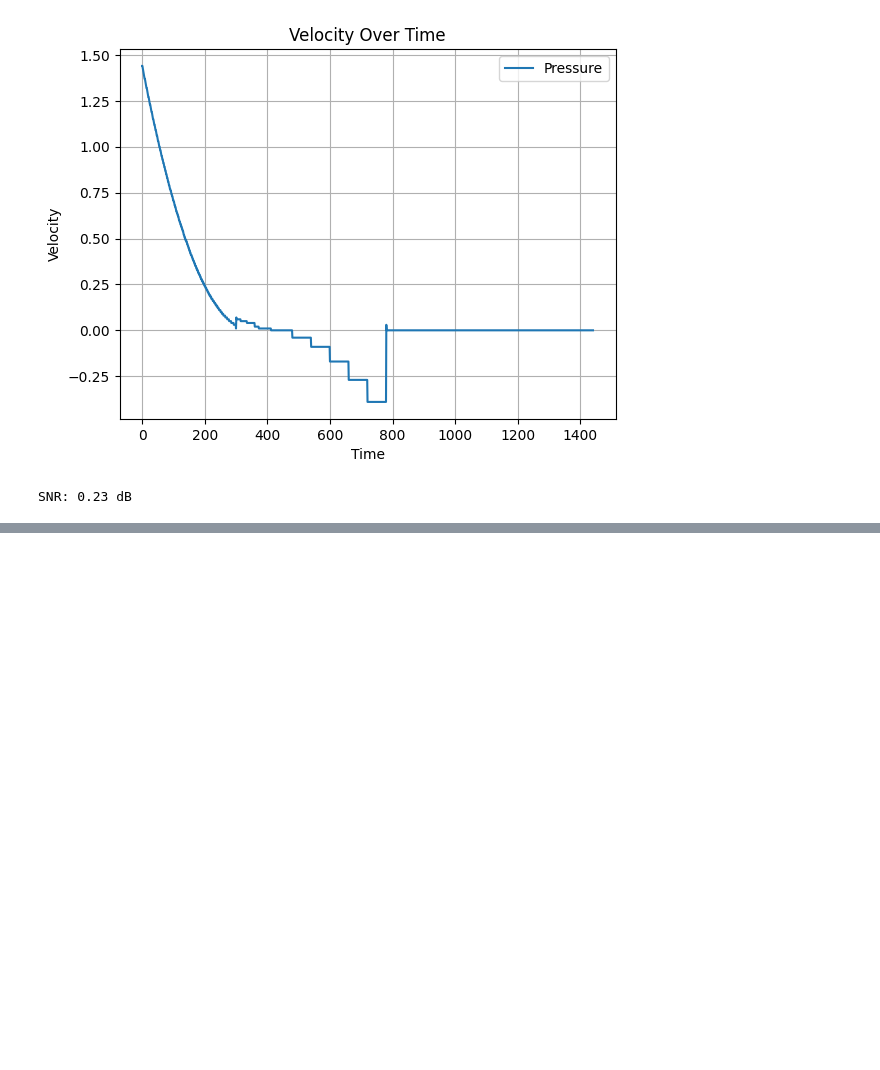
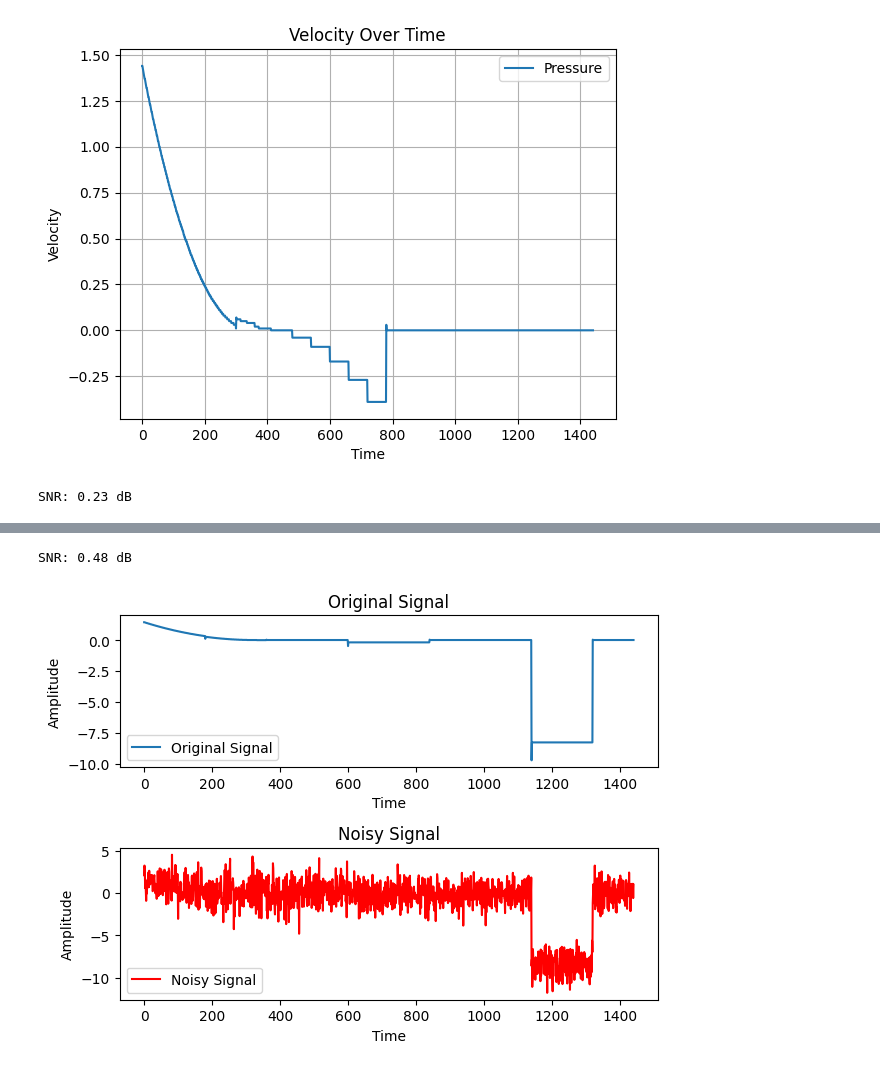
Before and after one commit to ifituburyo/CPS, a Jupyter notebook: main.ipynb, the cells around one changed output, grey strips where cells are left out. Saved outputs shown, nothing was run; the diff lists cells and outputs as text; code cells hidden in the pictures; blank space fills up the shorter version.

```diff
--- a/main.ipynb
+++ b/main.ipynb
@@ -86,0 +126,24 @@ plt.show()
+# %%
+signal = node_df["Pressure"].to_numpy()
+snr = compute_snr(signal)
+print(f"SNR: {snr:.2f} dB")
+noise_singal = add_gaussian_noise(signal,7)
+
+
+subplot(2, 1, 1)
+plt.plot(signal, label='Original Signal')
+plt.title('Original Signal')
+plt.xlabel('Time')
+plt.ylabel('Amplitude')
+plt.legend()
+subplot(2, 1, 2)
+plt.plot(noise_singal, label='Noisy Signal', color='red')
+plt.title('Noisy Signal')
+plt.xlabel('Time')
+plt.ylabel('Amplitude')
+plt.legend()
+plt.tight_layout()
+plt.show()
+# %% [output]
+SNR: 0.48 dB
+[figure, added]
```
Also changed, not shown: parts of 6 cells of this notebook.
